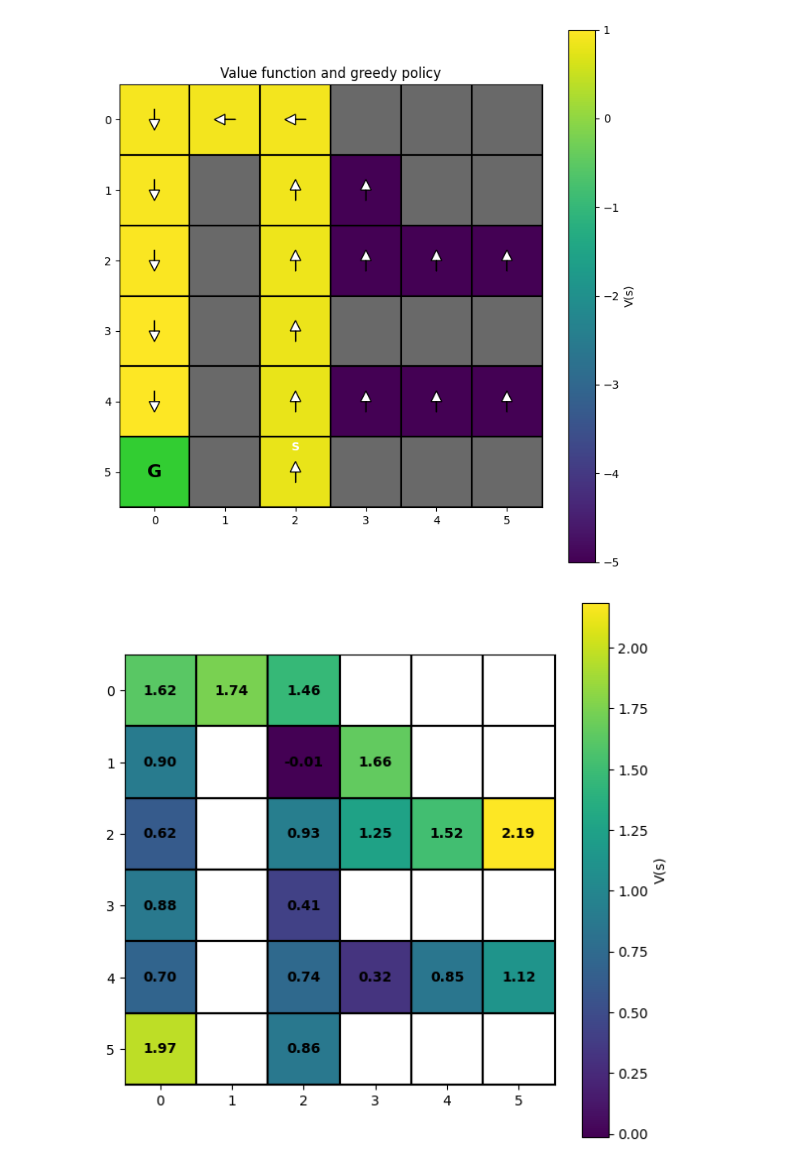
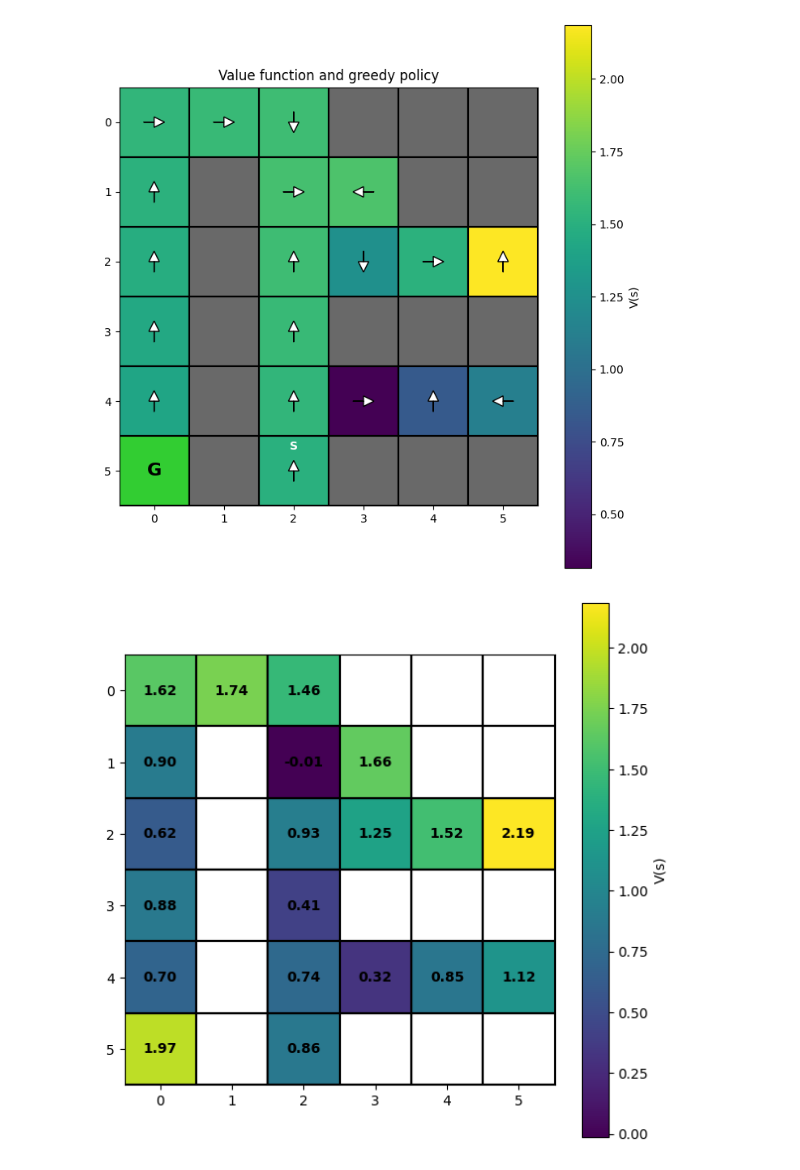
Before and after one commit to ahefny/rl_course_2025, a Jupyter notebook: offline_rl/naive_q_learning_maze.ipynb, the cells around one changed output. Drawn from its saved outputs; the diff is of its cells as text; code cells hidden in the pictures.

```diff
--- a/offline_rl/naive_q_learning_maze.ipynb
+++ b/offline_rl/naive_q_learning_maze.ipynb
@@ -59,7 +59,7 @@ DATA = [
 # Training
 # =========================================================
 
-PESSIMISTIC_Q_TABLE = True
+PESSIMISTIC_Q_TABLE = False
 np.random.seed(1)
 Q_init = (
     np.random.randn(*(MAZE.shape + (4,)))
@@ -70,7 +70,7 @@ Q = Q_init.copy()
 
 for i in range(100):
     for state, action, next_state, reward, done in DATA:
-        Q[state][action] = reward + 0.99 * np.max(Q[next_state]) * (1 - done)
+        Q[state][action] += 0.1 * (reward + 0.99 * np.max(Q[next_state]) * (1 - done) - Q[state][action])
 
 
 # ====================================================================================
@@ -112,34 +112,34 @@ for r in range(rows):
             ax.text(c, r, 'G', ha='center', va='center',
                     color='black', fontsize=16, fontweight='bold')
         elif cell == 'S':
             ax.text(c, r - 0.35, 'S', ha='center', va='center',
                     color='white', fontsize=10, fontweight='bold')
         ax.add_patch(plt.Rectangle((c - 0.5, r - 0.5), 1, 1,
                                    fill=False, edgecolor='black', linewidth=1.5))
 
 # Draw arrows for the greedy policy in each traversable cell.
 for r in range(rows):
     for c in range(cols):
         if not valid[r, c]:
             continue
         a = greedy_policy[r, c]
         dx, dy = ACTION_ARROWS[a]
         ax.arrow(c - dx / 2, r - dy / 2, dx, dy,
                  head_width=0.15, head_length=0.15,
                  fc='white', ec='black', length_includes_head=True)
 
 ax.set_xticks(np.arange(cols))
 ax.set_yticks(np.arange(rows))
 ax.set_xticks(np.arange(-0.5, cols, 1), minor=True)
 ax.set_yticks(np.arange(-0.5, rows, 1), minor=True)
 ax.tick_params(which='minor', length=0)
 ax.set_xlim(-0.5, cols - 0.5)
 ax.set_ylim(rows - 0.5, -0.5)
 ax.set_title('Value function and greedy policy')
 plt.tight_layout()
 plt.show()
 # %% [output]
-[figure, old version]
+[figure, new version]
 # %%
 # ================================
 # Plot initial Q values
```
